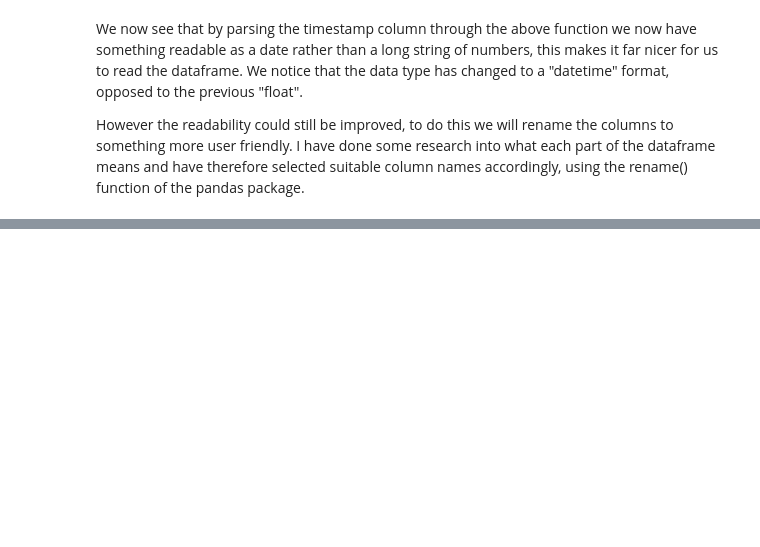
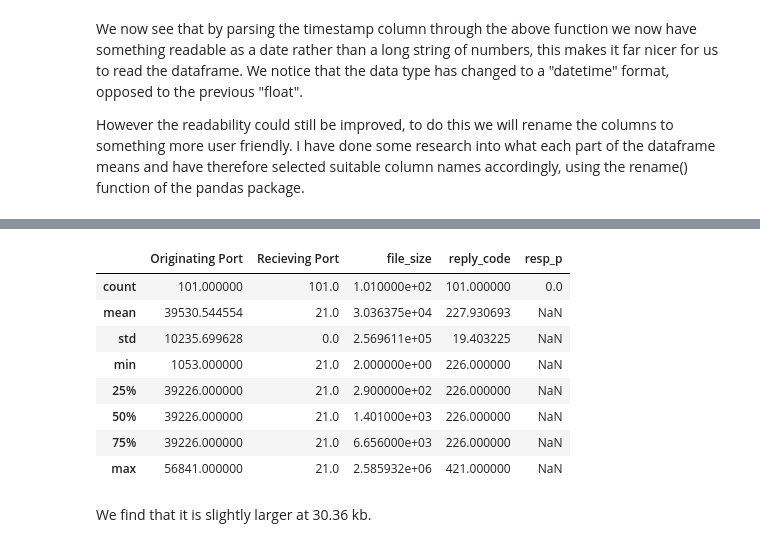
Before and after one commit to gabejg/Data-Science-Toolbox-Assessment-0, a Jupyter notebook: Gabriel Grant/PyAnalysis.ipynb, the cells around one changed output, grey strips where cells are left out. Cells and saved outputs as stored; diff of their text form; code cells hidden in the pictures; blank space fills up the shorter version.

```diff
--- a/Gabriel Grant/PyAnalysis.ipynb
+++ b/Gabriel Grant/PyAnalysis.ipynb
@@ -135,0 +186,14 @@ ftp_df.head()
+# %%
+ftp_df_file.describe()
+# %% [output]
+|  | Originating Port | Recieving Port | file_size | reply_code | resp_p |
+| count | 101.000000 | 101.0 | 1.010000e+02 | 101.000000 | 0.0 |
+| mean | 39530.544554 | 21.0 | 3.036375e+04 | 227.930693 | NaN |
+| std | 10235.699628 | 0.0 | 2.569611e+05 | 19.403225 | NaN |
+| min | 1053.000000 | 21.0 | 2.000000e+00 | 226.000000 | NaN |
+| 25% | 39226.000000 | 21.0 | 2.900000e+02 | 226.000000 | NaN |
+| 50% | 39226.000000 | 21.0 | 1.401000e+03 | 226.000000 | NaN |
+| 75% | 39226.000000 | 21.0 | 6.656000e+03 | 226.000000 | NaN |
+| max | 56841.000000 | 21.0 | 2.585932e+06 | 421.000000 | NaN |
+# %% [markdown]
+We find that it is slightly larger at 30.36 kb.
```
Also changed, not shown: parts of 9 cells of this notebook.
